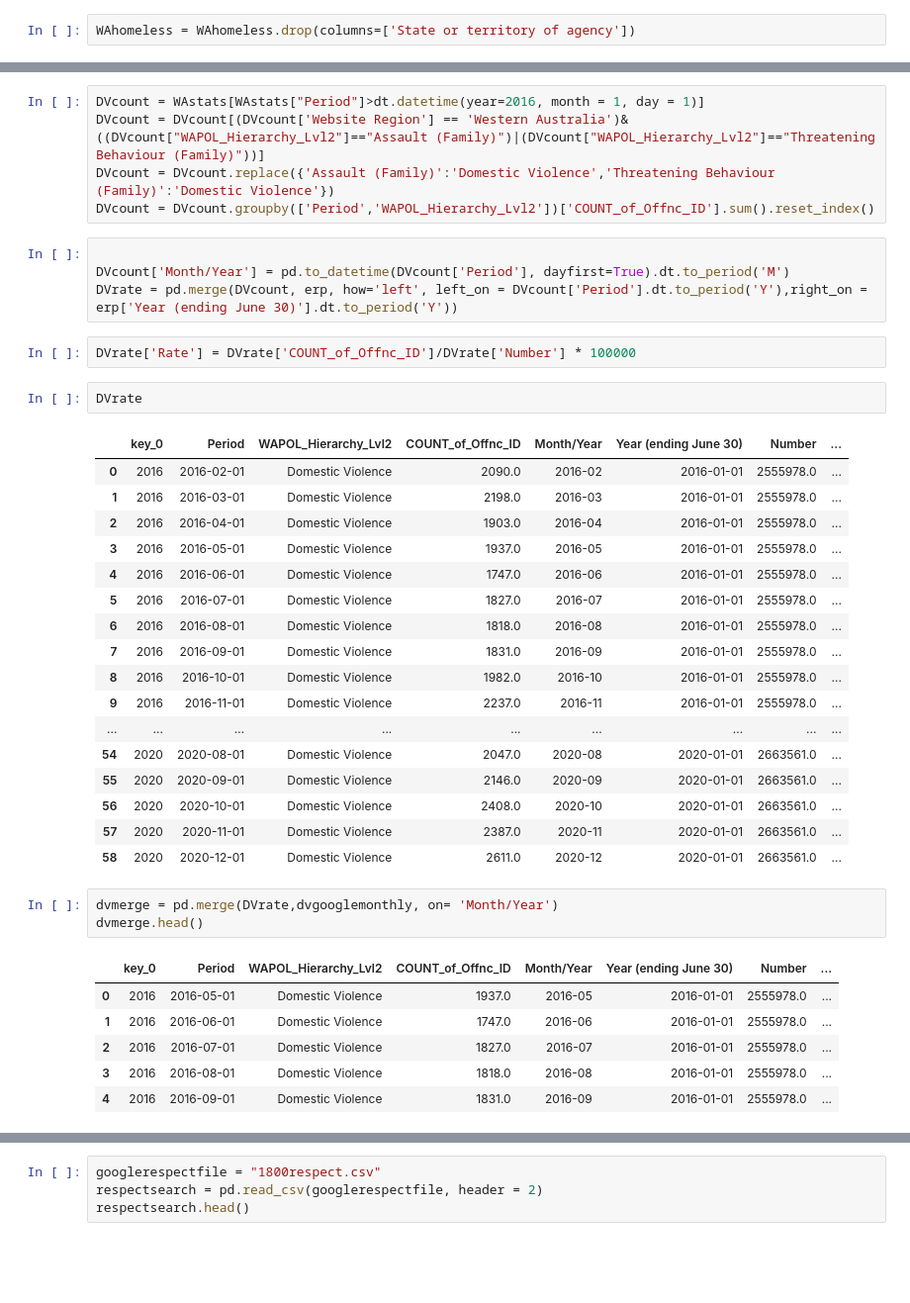
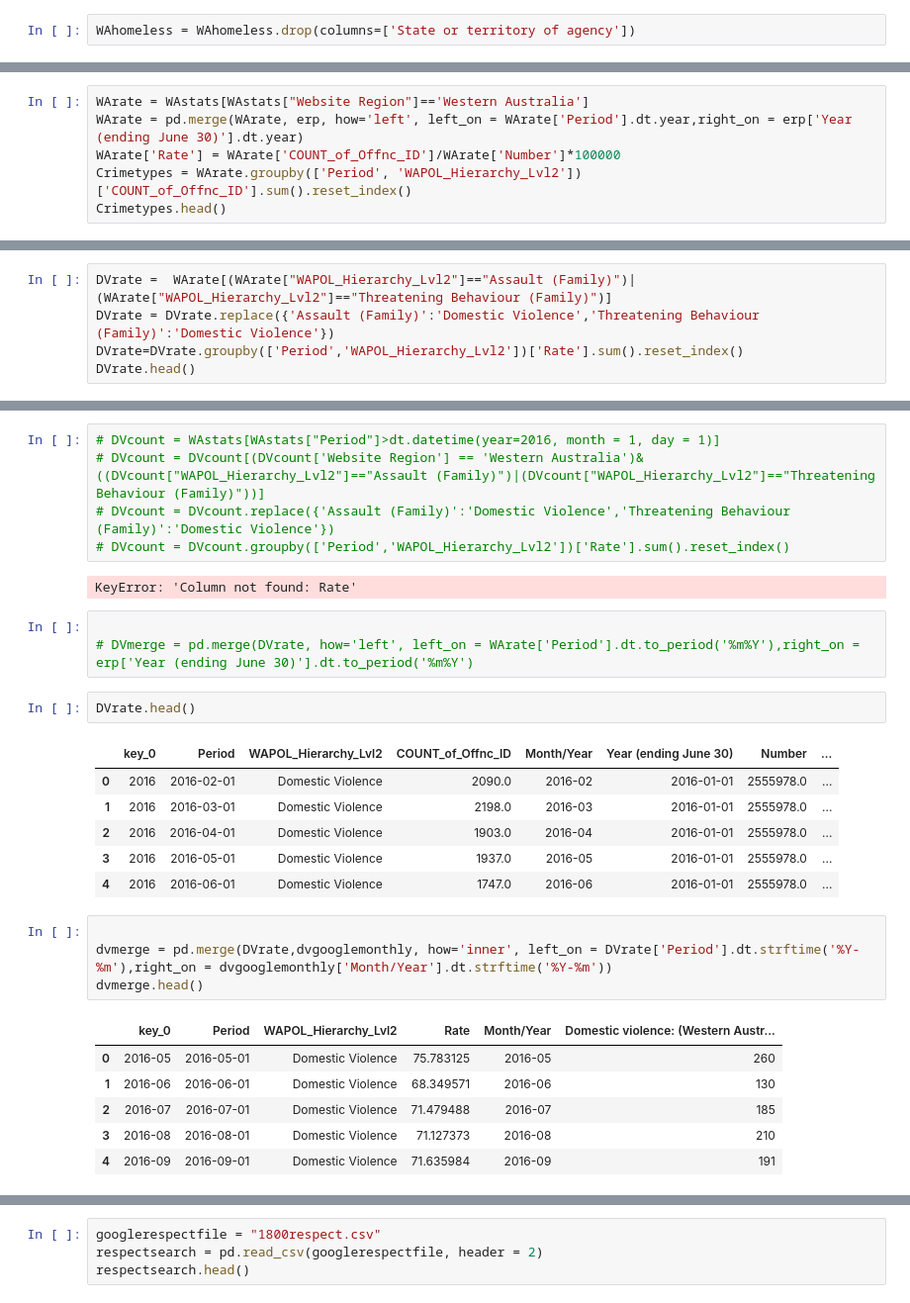
Before and after one commit to FernB/WACrimeRatesCovid19, a Jupyter notebook: WA Crime Rates.ipynb, the cells around one changed output, grey strips where cells are left out. Shown at 99% size. Cells and saved outputs as stored; diff of their text form; blank space fills up the shorter version.

```diff
--- a/WA Crime Rates.ipynb
+++ b/WA Crime Rates.ipynb
@@ -279,0 +261,6 @@ dvgooglemonthly.head()
+# %%
+WArate = WAstats[WAstats["Website Region"]=='Western Australia']
+WArate = pd.merge(WArate, erp, how='left', left_on = WArate['Period'].dt.year,right_on = erp['Year (ending June 30)'].dt.year)
+WArate['Rate'] = WArate['COUNT_of_Offnc_ID']/WArate['Number']*100000
+Crimetypes = WArate.groupby(['Period', 'WAPOL_Hierarchy_Lvl2'])['COUNT_of_Offnc_ID'].sum().reset_index()
+Crimetypes.head()
@@ -279,0 +274,5 @@ dvgooglemonthly.head()
+# %%
+DVrate =  WArate[(WArate["WAPOL_Hierarchy_Lvl2"]=="Assault (Family)")|(WArate["WAPOL_Hierarchy_Lvl2"]=="Threatening Behaviour (Family)")]
+DVrate = DVrate.replace({'Assault (Family)':'Domestic Violence','Threatening Behaviour (Family)':'Domestic Violence'})
+DVrate=DVrate.groupby(['Period','WAPOL_Hierarchy_Lvl2'])['Rate'].sum().reset_index()
+DVrate.head()
@@ -280,41 +286,30 @@ dvgooglemonthly.head()
 # %%
-DVcount = WAstats[WAstats["Period"]>dt.datetime(year=2016, month = 1, day = 1)]
-DVcount = DVcount[(DVcount['Website Region'] == 'Western Australia')&((DVcount["WAPOL_Hierarchy_Lvl2"]=="Assault (Family)")|(DVcount["WAPOL_Hierarchy_Lvl2"]=="Threatening Behaviour (Family)"))]
-DVcount = DVcount.replace({'Assault (Family)':'Domestic Violence','Threatening Behaviour (Family)':'Domestic Violence'})
-DVcount = DVcount.groupby(['Period','WAPOL_Hierarchy_Lvl2'])['COUNT_of_Offnc_ID'].sum().reset_index()
+# DVcount = WAstats[WAstats["Period"]>dt.datetime(year=2016, month = 1, day = 1)]
+# DVcount = DVcount[(DVcount['Website Region'] == 'Western Australia')&((DVcount["WAPOL_Hierarchy_Lvl2"]=="Assault (Family)")|(DVcount["WAPOL_Hierarchy_Lvl2"]=="Threatening Behaviour (Family)"))]
+# DVcount = DVcount.replace({'Assault (Family)':'Domestic Violence','Threatening Behaviour (Family)':'Domestic Violence'})
+# DVcount = DVcount.groupby(['Period','WAPOL_Hierarchy_Lvl2'])['Rate'].sum().reset_index()
+# %% [output]
+KeyError: 'Column not found: Rate'
 # %%
 
-DVcount['Month/Year'] = pd.to_datetime(DVcount['Period'], dayfirst=True).dt.to_period('M')
-DVrate = pd.merge(DVcount, erp, how='left', left_on = DVcount['Period'].dt.to_period('Y'),right_on = erp['Year (ending June 30)'].dt.to_period('Y'))
+# DVmerge = pd.merge(DVrate, how='left', left_on = WArate['Period'].dt.to_period('%m%Y'),right_on = erp['Year (ending June 30)'].dt.to_period('%m%Y')
-# %%
-DVrate['Rate'] = DVrate['COUNT_of_Offnc_ID']/DVrate['Number'] * 100000
 # %%
-DVrate
+DVrate.head()
 # %% [output]
 |  | key_0 | Period | WAPOL_Hierarchy_Lvl2 | COUNT_of_Offnc_ID | Month/Year | Year (ending June 30) | Number | ... |
 | 0 | 2016 | 2016-02-01 | Domestic Violence | 2090.0 | 2016-02 | 2016-01-01 | 2555978.0 | ... |
 | 1 | 2016 | 2016-03-01 | Domestic Violence | 2198.0 | 2016-03 | 2016-01-01 | 2555978.0 | ... |
 | 2 | 2016 | 2016-04-01 | Domestic Violence | 1903.0 | 2016-04 | 2016-01-01 | 2555978.0 | ... |
 | 3 | 2016 | 2016-05-01 | Domestic Violence | 1937.0 | 2016-05 | 2016-01-01 | 2555978.0 | ... |
 | 4 | 2016 | 2016-06-01 | Domestic Violence | 1747.0 | 2016-06 | 2016-01-01 | 2555978.0 | ... |
-| 5 | 2016 | 2016-07-01 | Domestic Violence | 1827.0 | 2016-07 | 2016-01-01 | 2555978.0 | ... |
-| 6 | 2016 | 2016-08-01 | Domestic Violence | 1818.0 | 2016-08 | 2016-01-01 | 2555978.0 | ... |
-| 7 | 2016 | 2016-09-01 | Domestic Violence | 1831.0 | 2016-09 | 2016-01-01 | 2555978.0 | ... |
-| 8 | 2016 | 2016-10-01 | Domestic Violence | 1982.0 | 2016-10 | 2016-01-01 | 2555978.0 | ... |
-| 9 | 2016 | 2016-11-01 | Domestic Violence | 2237.0 | 2016-11 | 2016-01-01 | 2555978.0 | ... |
-| ... | ... | ... | ... | ... | ... | ... | ... | ... |
-| 54 | 2020 | 2020-08-01 | Domestic Violence | 2047.0 | 2020-08 | 2020-01-01 | 2663561.0 | ... |
-| 55 | 2020 | 2020-09-01 | Domestic Violence | 2146.0 | 2020-09 | 2020-01-01 | 2663561.0 | ... |
-| 56 | 2020 | 2020-10-01 | Domestic Violence | 2408.0 | 2020-10 | 2020-01-01 | 2663561.0 | ... |
-| 57 | 2020 | 2020-11-01 | Domestic Violence | 2387.0 | 2020-11 | 2020-01-01 | 2663561.0 | ... |
-| 58 | 2020 | 2020-12-01 | Domestic Violence | 2611.0 | 2020-12 | 2020-01-01 | 2663561.0 | ... |
 # %%
-dvmerge = pd.merge(DVrate,dvgooglemonthly, on= 'Month/Year')
+
+dvmerge = pd.merge(DVrate,dvgooglemonthly, how='inner', left_on = DVrate['Period'].dt.strftime('%Y-%m'),right_on = dvgooglemonthly['Month/Year'].dt.strftime('%Y-%m'))
 dvmerge.head()
 # %% [output]
-|  | key_0 | Period | WAPOL_Hierarchy_Lvl2 | COUNT_of_Offnc_ID | Month/Year | Year (ending June 30) | Number | ... |
-| 0 | 2016 | 2016-05-01 | Domestic Violence | 1937.0 | 2016-05 | 2016-01-01 | 2555978.0 | ... |
-| 1 | 2016 | 2016-06-01 | Domestic Violence | 1747.0 | 2016-06 | 2016-01-01 | 2555978.0 | ... |
-| 2 | 2016 | 2016-07-01 | Domestic Violence | 1827.0 | 2016-07 | 2016-01-01 | 2555978.0 | ... |
-| 3 | 2016 | 2016-08-01 | Domestic Violence | 1818.0 | 2016-08 | 2016-01-01 | 2555978.0 | ... |
-| 4 | 2016 | 2016-09-01 | Domestic Violence | 1831.0 | 2016-09 | 2016-01-01 | 2555978.0 | ... |
+|  | key_0 | Period | WAPOL_Hierarchy_Lvl2 | Rate | Month/Year | Domestic violence: (Western Austr... |
+| 0 | 2016-05 | 2016-05-01 | Domestic Violence | 75.783125 | 2016-05 | 260 |
+| 1 | 2016-06 | 2016-06-01 | Domestic Violence | 68.349571 | 2016-06 | 130 |
+| 2 | 2016-07 | 2016-07-01 | Domestic Violence | 71.479488 | 2016-07 | 185 |
+| 3 | 2016-08 | 2016-08-01 | Domestic Violence | 71.127373 | 2016-08 | 210 |
+| 4 | 2016-09 | 2016-09-01 | Domestic Violence | 71.635984 | 2016-09 | 191 |
```
Also changed, not shown: parts of 29 cells of this notebook, 5 other files.
